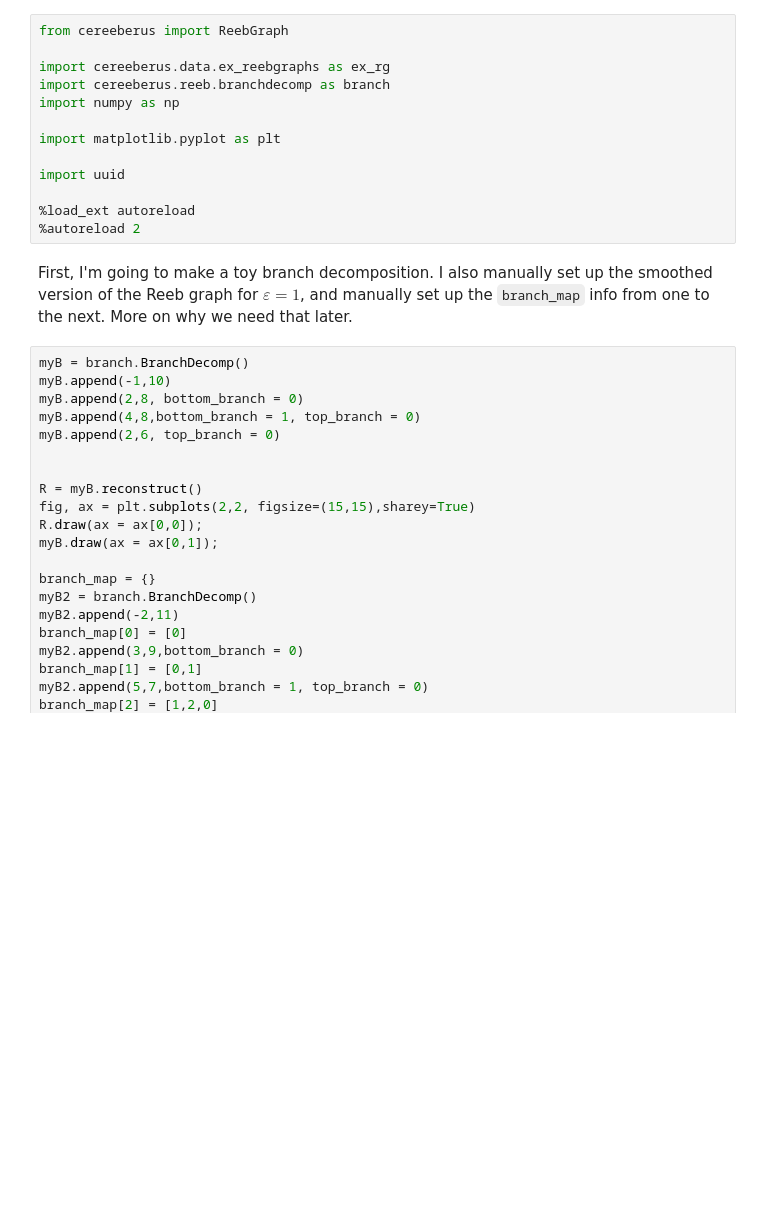
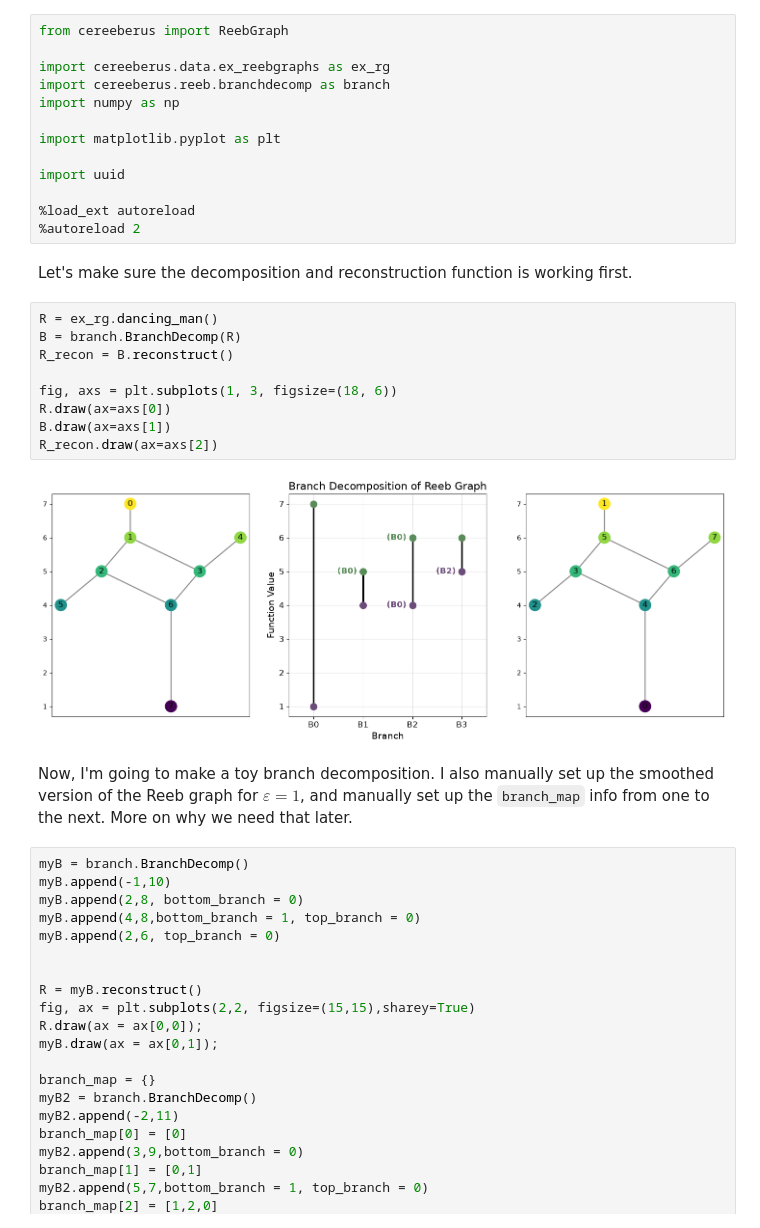
Before and after one commit to MunchLab/ceREEBerus, a Jupyter notebook: doc_source/experimental/sandbox_decomposition.ipynb, the cells around one changed output. Cells and saved outputs as stored; diff of their text form; blank space fills up the shorter version.

Commit message:
Got decomposition and reconstruction both working again

```diff
--- a/doc_source/experimental/sandbox_decomposition.ipynb
+++ b/doc_source/experimental/sandbox_decomposition.ipynb
@@ -11,8 +11,21 @@ import uuid
 
 %load_ext autoreload
 %autoreload 2
+# %% [markdown]
+Let's make sure the decomposition and reconstruction function is working first.
+# %%
+R = ex_rg.dancing_man()
+B = branch.BranchDecomp(R)
+R_recon = B.reconstruct()
+
+fig, axs = plt.subplots(1, 3, figsize=(18, 6))
+R.draw(ax=axs[0])
+B.draw(ax=axs[1])
+R_recon.draw(ax=axs[2])
+# %% [output]
+[figure, added]
 # %% [markdown]
-First, I'm going to make a toy branch decomposition. I also manually set up the smoothed version of the Reeb graph for $\varepsilon = 1$, and manually set up the `branch_map` info from one to the next. More on why we need that later.
+Now, I'm going to make a toy branch decomposition. I also manually set up the smoothed version of the Reeb graph for $\varepsilon = 1$, and manually set up the `branch_map` info from one to the next. More on why we need that later.
 # %%
 myB = branch.BranchDecomp()
 myB.append(-1,10)
```
Also changed, not shown: 1 other file.
